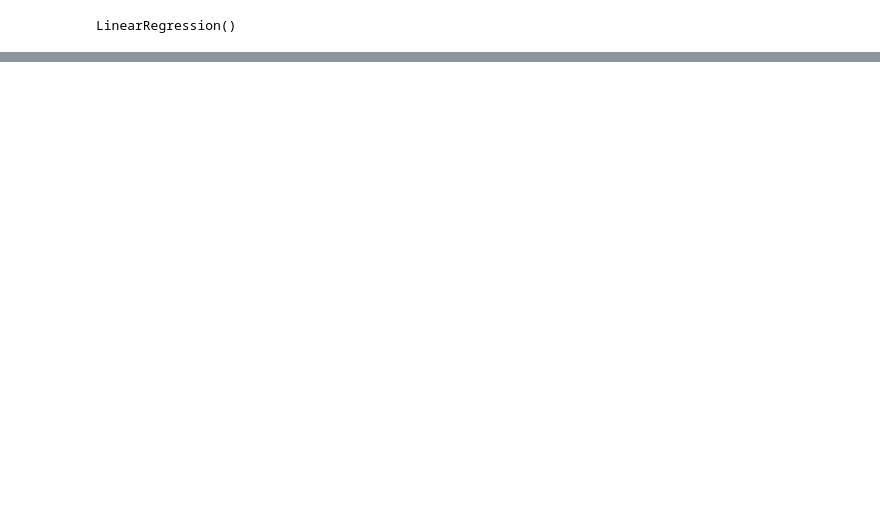
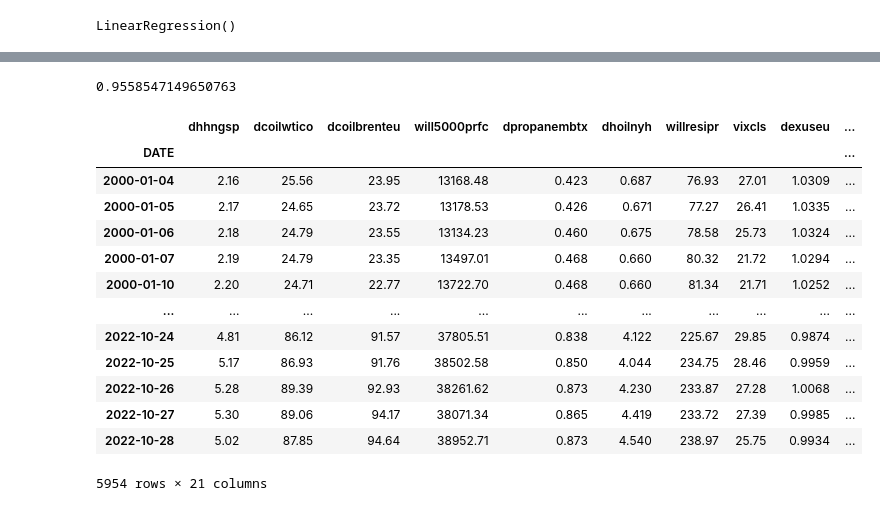
Before and after one commit to felixpoirier1/PolyFinances, a Jupyter notebook: analysis.ipynb, the cells around one changed output, grey strips where cells are left out. Cells and saved outputs as stored; diff of their text form; code cells hidden in the pictures; blank space fills up the shorter version.

```diff
--- a/analysis.ipynb
+++ b/analysis.ipynb
@@ -164,3 +165,24 @@ usdcad = pdr.DataReader("DEXCAUS", 'fred', start, end)
 # %%
 usdcad.ffill(inplace=True)
 usdcad.to_csv('data/dataset/usdcad.csv')
+# %%
+model.score(x_test, y_test)
+# %% [output]
+0.9558547149650763
+# %%
+var_exp_df
+# %% [output]
+|  | dhhngsp | dcoilwtico | dcoilbrenteu | will5000prfc | dpropanembtx | dhoilnyh | willresipr | vixcls | dexuseu | ... |
+| DATE |  |  |  |  |  |  |  |  |  | ... |
+| 2000-01-04 | 2.16 | 25.56 | 23.95 | 13168.48 | 0.423 | 0.687 | 76.93 | 27.01 | 1.0309 | ... |
+| 2000-01-05 | 2.17 | 24.65 | 23.72 | 13178.53 | 0.426 | 0.671 | 77.27 | 26.41 | 1.0335 | ... |
+| 2000-01-06 | 2.18 | 24.79 | 23.55 | 13134.23 | 0.460 | 0.675 | 78.58 | 25.73 | 1.0324 | ... |
+| 2000-01-07 | 2.19 | 24.79 | 23.35 | 13497.01 | 0.468 | 0.660 | 80.32 | 21.72 | 1.0294 | ... |
+| 2000-01-10 | 2.20 | 24.71 | 22.77 | 13722.70 | 0.468 | 0.660 | 81.34 | 21.71 | 1.0252 | ... |
+| ... | ... | ... | ... | ... | ... | ... | ... | ... | ... | ... |
+| 2022-10-24 | 4.81 | 86.12 | 91.57 | 37805.51 | 0.838 | 4.122 | 225.67 | 29.85 | 0.9874 | ... |
+| 2022-10-25 | 5.17 | 86.93 | 91.76 | 38502.58 | 0.850 | 4.044 | 234.75 | 28.46 | 0.9959 | ... |
+| 2022-10-26 | 5.28 | 89.39 | 92.93 | 38261.62 | 0.873 | 4.230 | 233.87 | 27.28 | 1.0068 | ... |
+| 2022-10-27 | 5.30 | 89.06 | 94.17 | 38071.34 | 0.865 | 4.419 | 233.72 | 27.39 | 0.9985 | ... |
+| 2022-10-28 | 5.02 | 87.85 | 94.64 | 38952.71 | 0.873 | 4.540 | 238.97 | 25.75 | 0.9934 | ... |
+5954 rows × 21 columns
```
Also changed, not shown: parts of 10 cells of this notebook, 4 other files.
